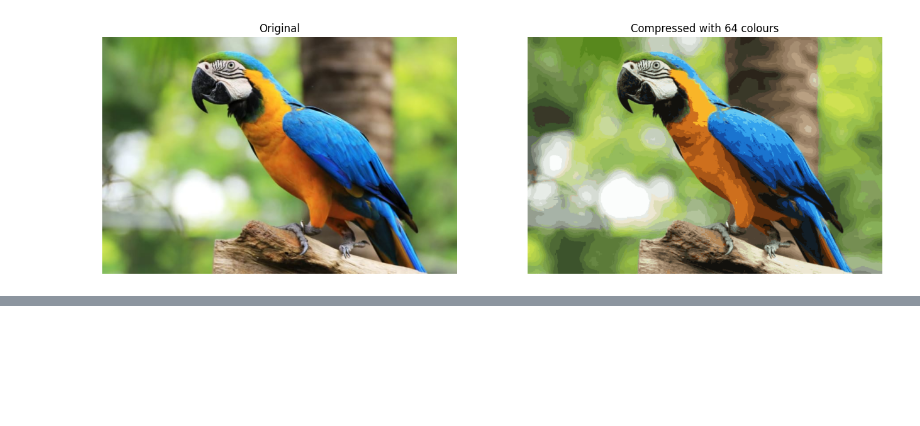
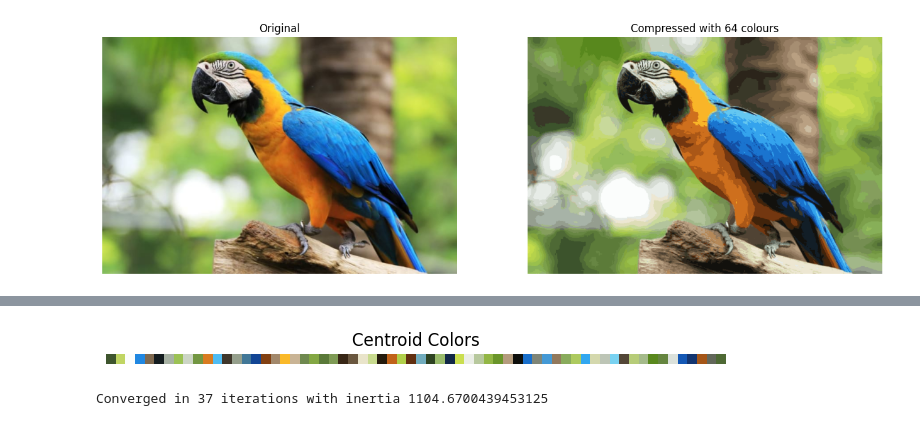
Before and after one commit to mosahle7/ML, a Jupyter notebook: Image_Compression_using_KMeans.ipynb, the cells around one changed output, grey strips where cells are left out. Drawn from its saved outputs; the diff is of its cells as text; code cells hidden in the pictures; blank space fills up the shorter version.

Commit message:
Pre-Built KMeans

```diff
--- a/Image_Compression_using_KMeans.ipynb
+++ b/Image_Compression_using_KMeans.ipynb
@@ -245,0 +250,10 @@ ax[1].set_axis_off()
+# %%
+kmeans = KMeans(n_clusters = 64,
+                init = "k-means++",
+                max_iter = 100,
+                tol = 1e-4,
+                random_state = 42,
+                algorithm = 'elkan'
+                )
+# %%
+kmeans.fit(X_img)
@@ -245,0 +262,9 @@ ax[1].set_axis_off()
+# %%
+# Get centroids
+centroids = kmeans.cluster_centers_
+
+# Get cluster assignments
+labels = kmeans.labels_
+
+print("Centroids:\n", centroids)
+print("Cluster Assignments:", labels)
@@ -245,0 +289,17 @@ ax[1].set_axis_off()
+# %%
+centroids = (centroids * 255).astype(np.uint8)
+palette = centroids.reshape(1, K, 3)
+# Display the colors
+plt.figure(figsize=(8, 2))
+plt.imshow(palette)  # Show as an image
+plt.axis("off")  # Hide axes
+plt.title("Centroid Colors")
+plt.show()
+# %% [output]
+[figure, added]
+# %%
+inertia = kmeans.inertia_  # Sum of squared distances to closest centroid
+n_iter = kmeans.n_iter_  # Number of iterations taken to converge
+print(f"Converged in {n_iter} iterations with inertia {inertia}")
+# %% [output]
+Converged in 37 iterations with inertia 1104.6700439453125
```
Also changed, not shown: parts of 7 cells of this notebook.
